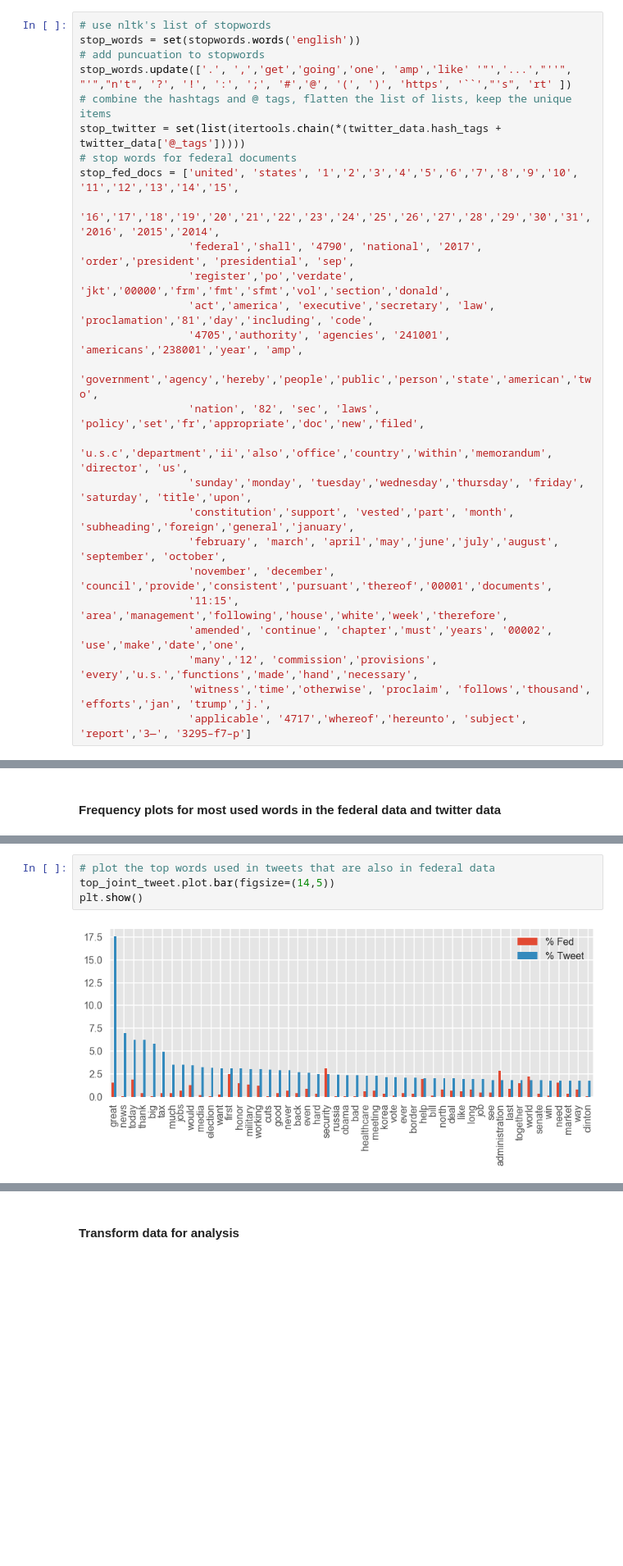
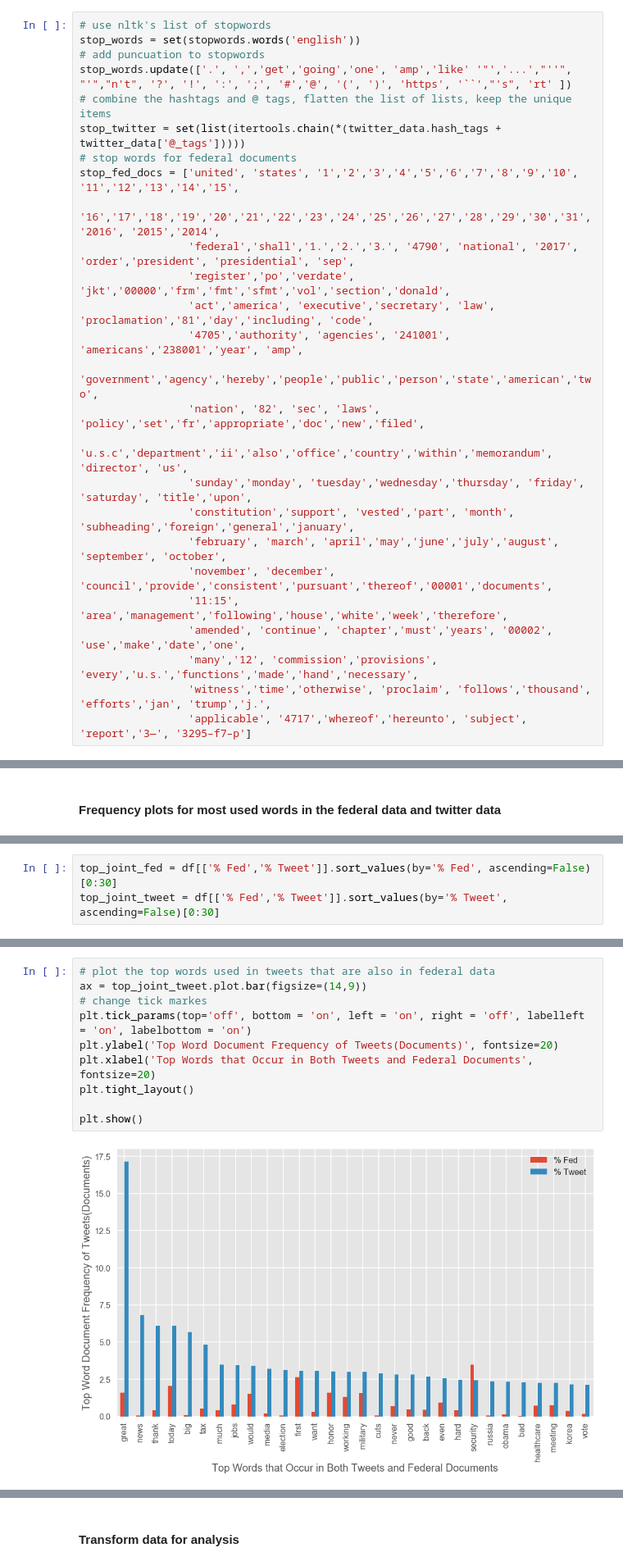
Before and after one commit to mtchem/Twitter-Politics, a Jupyter notebook: NLP-comparing-tweets-fed_docs.ipynb, the cells around one changed output, grey strips where cells are left out. Shown at 82% size. Saved outputs shown, nothing was run; the diff lists cells and outputs as text; blank space fills up the shorter version.

```diff
--- a/NLP-comparing-tweets-fed_docs.ipynb
+++ b/NLP-comparing-tweets-fed_docs.ipynb
@@ -291,7 +314,7 @@ stop_twitter = set(list(itertools.chain(*(twitter_data.hash_tags + twitter_data[
 # stop words for federal documents
 stop_fed_docs = ['united', 'states', '1','2','3','4','5','6','7','8','9','10', '11','12','13','14','15',
                  '16','17','18','19','20','21','22','23','24','25','26','27','28','29','30','31','2016', '2015','2014',
-                 'federal','shall', '4790', 'national', '2017', 'order','president', 'presidential', 'sep',
+                 'federal','shall','1.','2.','3.', '4790', 'national', '2017', 'order','president', 'presidential', 'sep',
                  'register','po','verdate', 'jkt','00000','frm','fmt','sfmt','vol','section','donald',
                  'act','america', 'executive','secretary', 'law', 'proclamation','81','day','including', 'code',
                  '4705','authority', 'agencies', '241001', 'americans','238001','year', 'amp',
@@ -380,2 +412,5 @@ top_joint_tweet = df[['% Fed','% Tweet']].sort_values(by='% Tweet', ascending=Fa
+# %%
+top_joint_fed = df[['% Fed','% Tweet']].sort_values(by='% Fed', ascending=False)[0:30]
+top_joint_tweet = df[['% Fed','% Tweet']].sort_values(by='% Tweet', ascending=False)[0:30]
 # %%
 # plot the top words used in the fedaral data that are also in tweets
@@ -386,6 +429,12 @@ plt.show()
 # %%
 # plot the top words used in tweets that are also in federal data
-top_joint_tweet.plot.bar(figsize=(14,5))
+ax = top_joint_tweet.plot.bar(figsize=(14,9))
+# change tick markes
+plt.tick_params(top='off', bottom = 'on', left = 'on', right = 'off', labelleft = 'on', labelbottom = 'on')
+plt.ylabel('Top Word Document Frequency of Tweets(Documents)', fontsize=20)
+plt.xlabel('Top Words that Occur in Both Tweets and Federal Documents', fontsize=20)
+plt.tight_layout()
+
 plt.show()
 # %% [output]
-[figure, old version]
+[figure, new version]
```
Also changed, not shown: parts of 15 cells of this notebook, 15 other files.
